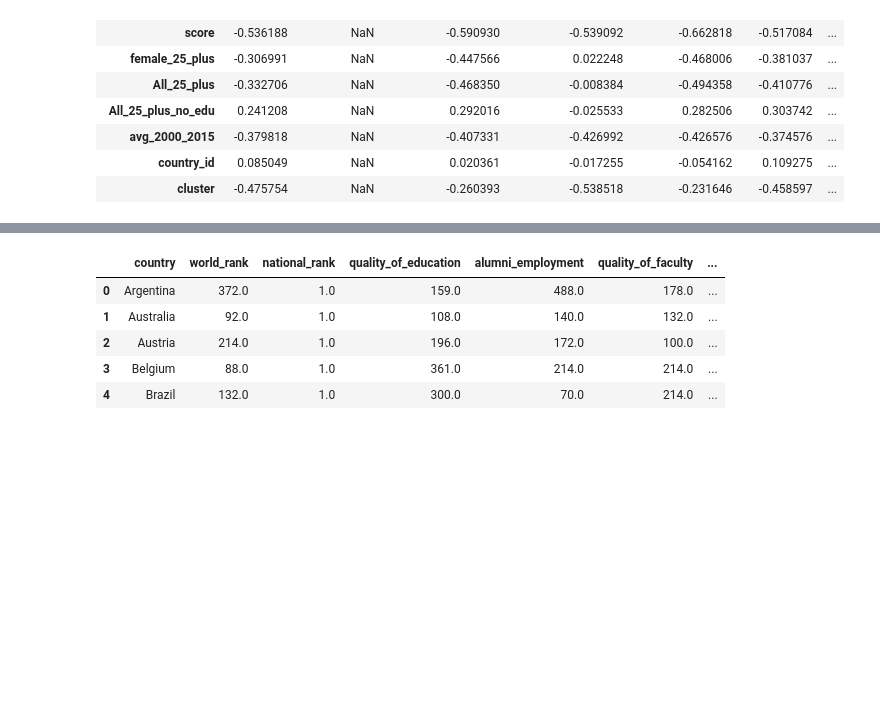
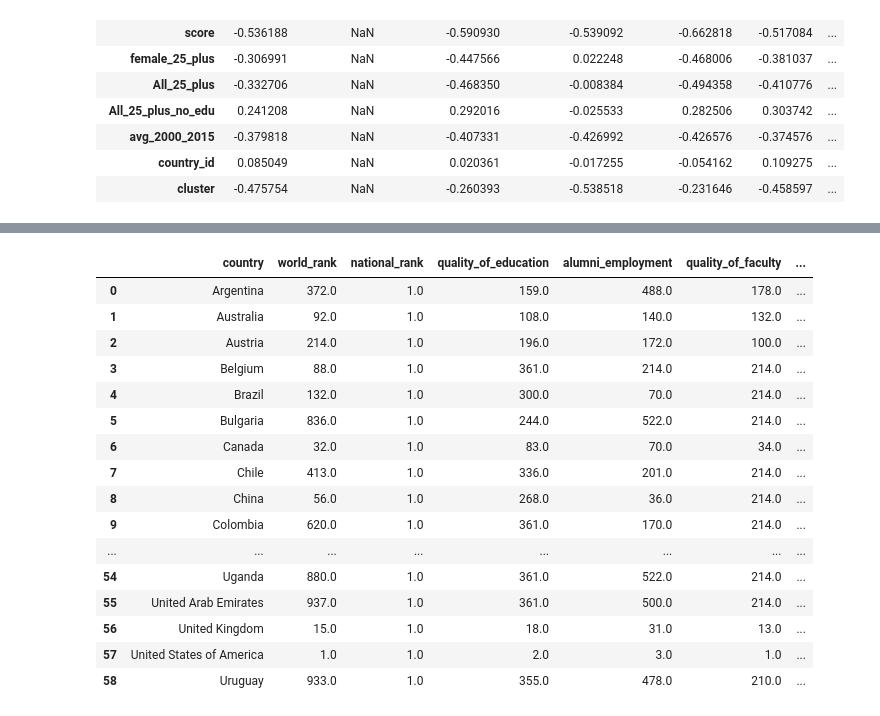
Before and after one commit to bluewallumich/Predicting-Educational-Outcomes, a Jupyter notebook: Milestone II Project v1.ipynb, the cells around one changed output, grey strips where cells are left out. Drawn from its saved outputs; the diff is of its cells as text; code cells hidden in the pictures; blank space fills up the shorter version.

```diff
--- a/Milestone II Project v1.ipynb
+++ b/Milestone II Project v1.ipynb
@@ -453,14 +453,31 @@ import statsmodels.formula.api as smf
 # %%
 ###Average Treatment Effects
 a_final_frame = a_final_frame.round()
-a_final_frame.head()
+a_final_frame.head(100)
+a_final_frame.columns[a_final_frame.isna().any()].tolist()
+
+['female_25_plus','All_25_plus','All_25_plus_no_edu','avg_2000_2015']
+a_final_frame[['female_25_plus','All_25_plus','All_25_plus_no_edu','avg_2000_2015']] = a_final_frame[['female_25_plus','All_25_plus','All_25_plus_no_edu','avg_2000_2015']].fillna(value=a_final_frame[['female_25_plus','All_25_plus','All_25_plus_no_edu','avg_2000_2015']].mean())
+
+a_final_frame.head(100)
 # %% [output]
 |  | country | world_rank | national_rank | quality_of_education | alumni_employment | quality_of_faculty | ... |
 | 0 | Argentina | 372.0 | 1.0 | 159.0 | 488.0 | 178.0 | ... |
 | 1 | Australia | 92.0 | 1.0 | 108.0 | 140.0 | 132.0 | ... |
 | 2 | Austria | 214.0 | 1.0 | 196.0 | 172.0 | 100.0 | ... |
 | 3 | Belgium | 88.0 | 1.0 | 361.0 | 214.0 | 214.0 | ... |
 | 4 | Brazil | 132.0 | 1.0 | 300.0 | 70.0 | 214.0 | ... |
+| 5 | Bulgaria | 836.0 | 1.0 | 244.0 | 522.0 | 214.0 | ... |
+| 6 | Canada | 32.0 | 1.0 | 83.0 | 70.0 | 34.0 | ... |
+| 7 | Chile | 413.0 | 1.0 | 336.0 | 201.0 | 214.0 | ... |
+| 8 | China | 56.0 | 1.0 | 268.0 | 36.0 | 214.0 | ... |
+| 9 | Colombia | 620.0 | 1.0 | 361.0 | 170.0 | 214.0 | ... |
+| ... | ... | ... | ... | ... | ... | ... | ... |
+| 54 | Uganda | 880.0 | 1.0 | 361.0 | 522.0 | 214.0 | ... |
+| 55 | United Arab Emirates | 937.0 | 1.0 | 361.0 | 500.0 | 214.0 | ... |
+| 56 | United Kingdom | 15.0 | 1.0 | 18.0 | 31.0 | 13.0 | ... |
+| 57 | United States of America | 1.0 | 1.0 | 2.0 | 3.0 | 1.0 | ... |
+| 58 | Uruguay | 933.0 | 1.0 | 355.0 | 478.0 | 210.0 | ... |
 # %%
 ###This cell generates an error when using the Causal Model.  Values might need to be 0 or 1 exclusively.
 # ATE_array = np.array([a_final_frame.quality_of_education,a_final_frame.alumni_employment])
```
Also changed, not shown: parts of 5 cells of this notebook.
